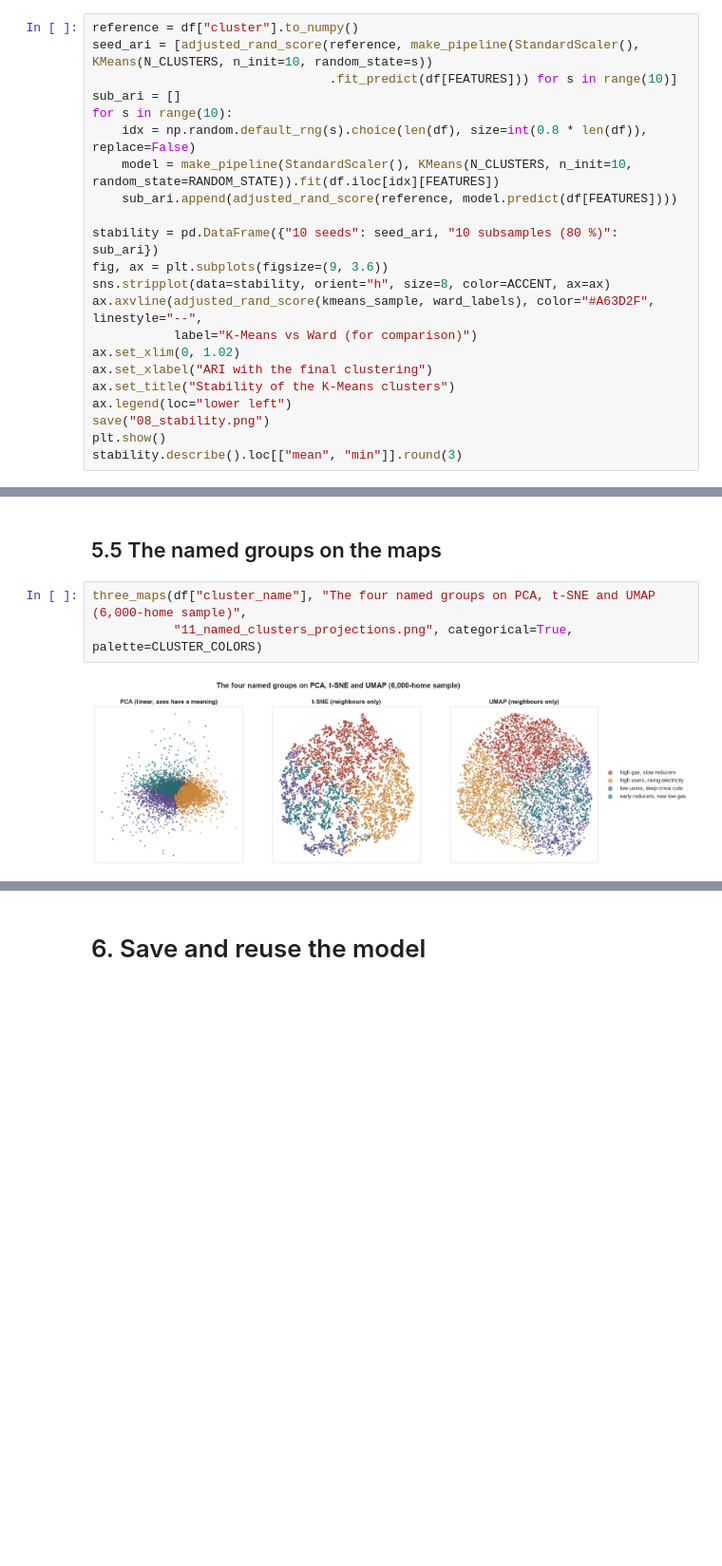
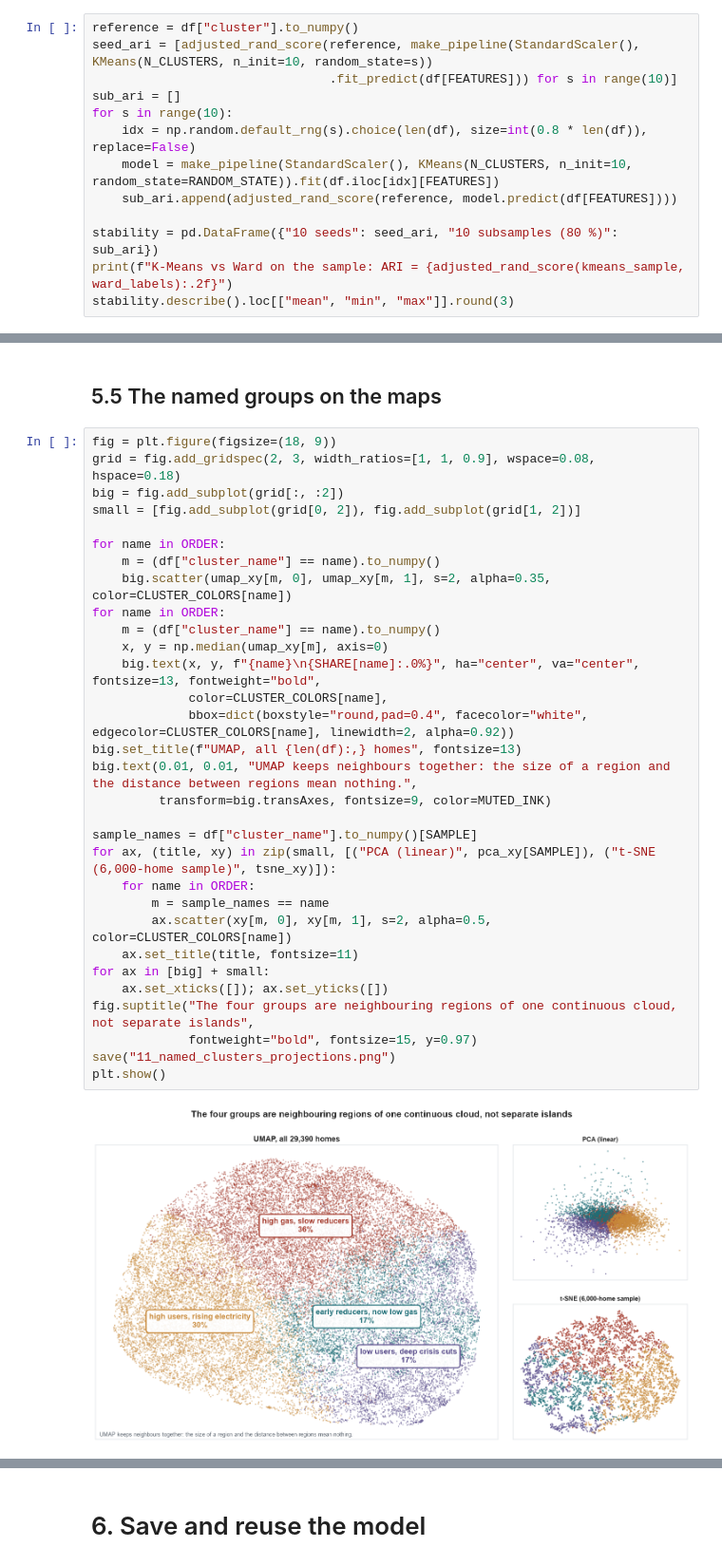
Before and after one commit to iaac-maai/Group4-day3-assignment, a Jupyter notebook: notebook/unsupervised_learning.ipynb, the cells around one changed output, grey strips where cells are left out. Shown at 95% size. Cells and saved outputs as stored; diff of their text form; blank space fills up the shorter version.

```diff
--- a/notebook/unsupervised_learning.ipynb
+++ b/notebook/unsupervised_learning.ipynb
@@ -548,15 +525,6 @@ for s in range(10):
     sub_ari.append(adjusted_rand_score(reference, model.predict(df[FEATURES])))
 
 stability = pd.DataFrame({"10 seeds": seed_ari, "10 subsamples (80 %)": sub_ari})
-fig, ax = plt.subplots(figsize=(9, 3.6))
-sns.stripplot(data=stability, orient="h", size=8, color=ACCENT, ax=ax)
-ax.axvline(adjusted_rand_score(kmeans_sample, ward_labels), color="#A63D2F", linestyle="--",
-           label="K-Means vs Ward (for comparison)")
-ax.set_xlim(0, 1.02)
-ax.set_xlabel("ARI with the final clustering")
-ax.set_title("Stability of the K-Means clusters")
-ax.legend(loc="lower left")
-save("08_stability.png")
-plt.show()
-stability.describe().loc[["mean", "min"]].round(3)
+print(f"K-Means vs Ward on the sample: ARI = {adjusted_rand_score(kmeans_sample, ward_labels):.2f}")
+stability.describe().loc[["mean", "min", "max"]].round(3)
 # %% [output]
@@ -751,8 +771,36 @@ plt.show()
 # %% [markdown]
 ## 5.5 The named groups on the maps
 # %%
-three_maps(df["cluster_name"], "The four named groups on PCA, t-SNE and UMAP (6,000-home sample)",
-           "11_named_clusters_projections.png", categorical=True, palette=CLUSTER_COLORS)
+fig = plt.figure(figsize=(18, 9))
+grid = fig.add_gridspec(2, 3, width_ratios=[1, 1, 0.9], wspace=0.08, hspace=0.18)
+big = fig.add_subplot(grid[:, :2])
+small = [fig.add_subplot(grid[0, 2]), fig.add_subplot(grid[1, 2])]
+
+for name in ORDER:
+    m = (df["cluster_name"] == name).to_numpy()
+    big.scatter(umap_xy[m, 0], umap_xy[m, 1], s=2, alpha=0.35, color=CLUSTER_COLORS[name])
+for name in ORDER:
+    m = (df["cluster_name"] == name).to_numpy()
+    x, y = np.median(umap_xy[m], axis=0)
+    big.text(x, y, f"{name}\n{SHARE[name]:.0%}", ha="center", va="center", fontsize=13, fontweight="bold",
+             color=CLUSTER_COLORS[name],
+             bbox=dict(boxstyle="round,pad=0.4", facecolor="white", edgecolor=CLUSTER_COLORS[name], linewidth=2, alpha=0.92))
+big.set_title(f"UMAP, all {len(df):,} homes", fontsize=13)
+big.text(0.01, 0.01, "UMAP keeps neighbours together: the size of a region and the distance between regions mean nothing.",
+         transform=big.transAxes, fontsize=9, color=MUTED_INK)
+
+sample_names = df["cluster_name"].to_numpy()[SAMPLE]
+for ax, (title, xy) in zip(small, [("PCA (linear)", pca_xy[SAMPLE]), ("t-SNE (6,000-home sample)", tsne_xy)]):
+    for name in ORDER:
+        m = sample_names == name
+        ax.scatter(xy[m, 0], xy[m, 1], s=2, alpha=0.5, color=CLUSTER_COLORS[name])
+    ax.set_title(title, fontsize=11)
+for ax in [big] + small:
+    ax.set_xticks([]); ax.set_yticks([])
+fig.suptitle("The four groups are neighbouring regions of one continuous cloud, not separate islands",
+             fontweight="bold", fontsize=15, y=0.97)
+save("11_named_clusters_projections.png")
+plt.show()
 # %% [output]
-[figure, old version]
+[figure, new version]
 # %%
```
Also changed, not shown: parts of 12 cells of this notebook, 12 other files.
